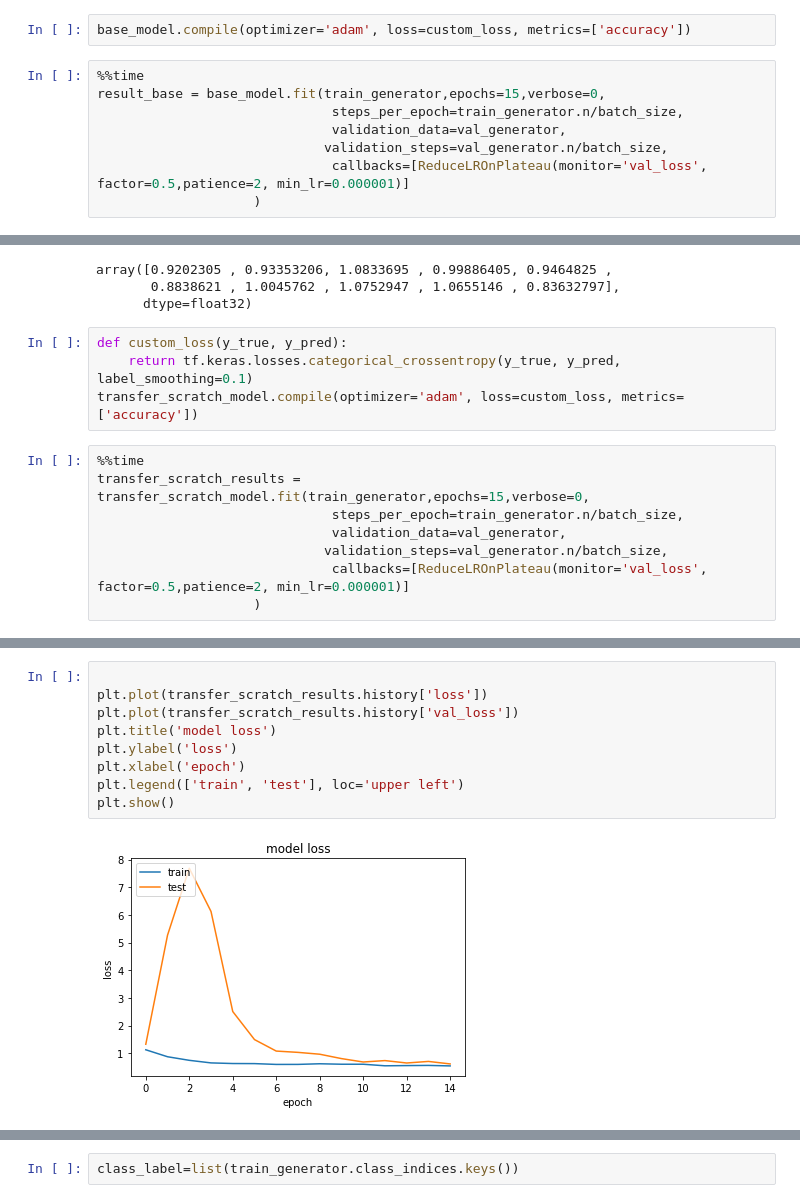
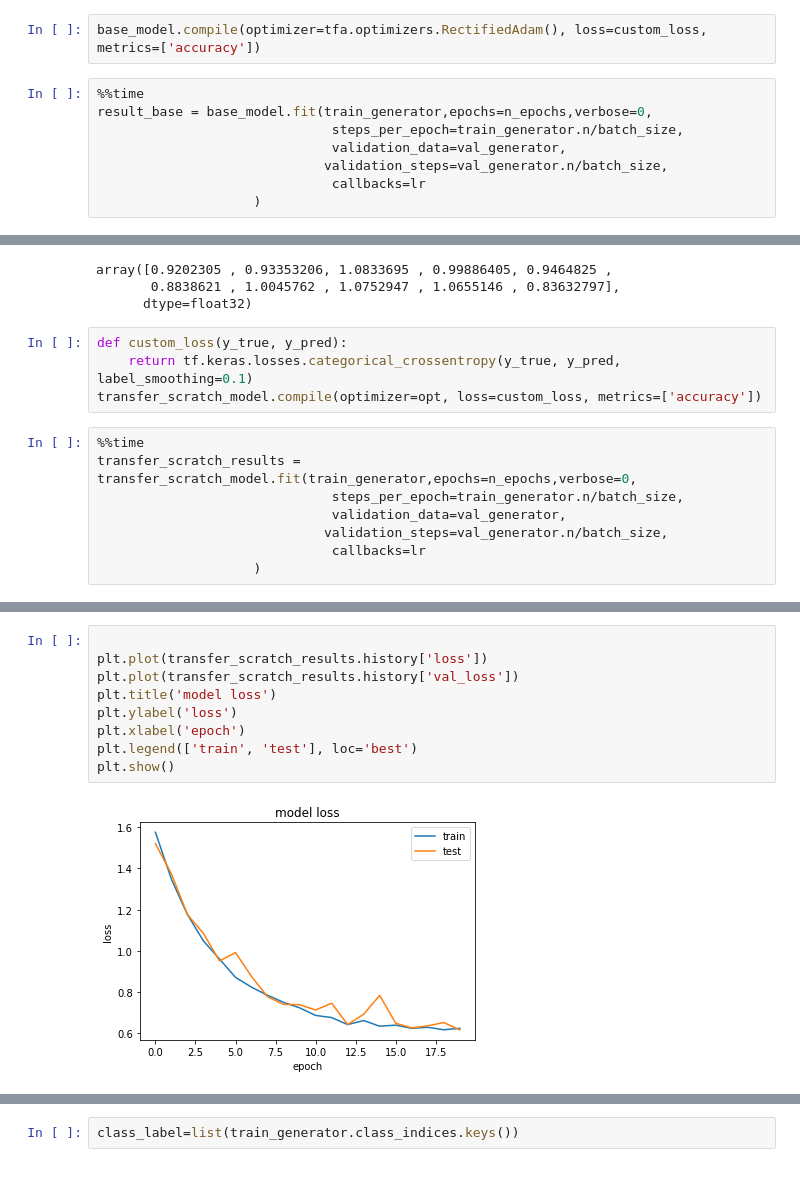
Before and after one commit to talhaanwarch/Plant-Leaf-Disease-Classification, a Jupyter notebook: model_comparison_densenet121.ipynb, the cells around one changed output, grey strips where cells are left out. Drawn from its saved outputs; the diff is of its cells as text.

```diff
--- a/model_comparison_densenet121.ipynb
+++ b/model_comparison_densenet121.ipynb
@@ -166,13 +176,13 @@ base_model = Model(inputs=base_model.input, outputs=predictions)
 def custom_loss(y_true, y_pred):
     return tf.keras.losses.categorical_crossentropy(y_true, y_pred, label_smoothing=0.1)
 # %%
-base_model.compile(optimizer='adam', loss=custom_loss, metrics=['accuracy'])
+base_model.compile(optimizer=tfa.optimizers.RectifiedAdam(), loss=custom_loss, metrics=['accuracy'])
 # %%
 %%time
-result_base = base_model.fit(train_generator,epochs=15,verbose=0,
+result_base = base_model.fit(train_generator,epochs=n_epochs,verbose=0,
                               steps_per_epoch=train_generator.n/batch_size,
                               validation_data=val_generator,
                              validation_steps=val_generator.n/batch_size,
-                              callbacks=[ReduceLROnPlateau(monitor='val_loss', factor=0.5,patience=2, min_lr=0.000001)]
+                              callbacks=lr
                     )
 # %% [output]
@@ -293,13 +301,13 @@ array([0.9202305 , 0.93353206, 1.0833695 , 0.99886405, 0.9464825 ,
 # %%
 def custom_loss(y_true, y_pred):
     return tf.keras.losses.categorical_crossentropy(y_true, y_pred, label_smoothing=0.1)
-transfer_scratch_model.compile(optimizer='adam', loss=custom_loss, metrics=['accuracy'])
+transfer_scratch_model.compile(optimizer=opt, loss=custom_loss, metrics=['accuracy'])
 # %%
 %%time
-transfer_scratch_results = transfer_scratch_model.fit(train_generator,epochs=15,verbose=0,
+transfer_scratch_results = transfer_scratch_model.fit(train_generator,epochs=n_epochs,verbose=0,
                               steps_per_epoch=train_generator.n/batch_size,
                               validation_data=val_generator,
                              validation_steps=val_generator.n/batch_size,
-                              callbacks=[ReduceLROnPlateau(monitor='val_loss', factor=0.5,patience=2, min_lr=0.000001)]
+                              callbacks=lr
                     )
 # %% [output]
@@ -319,14 +327,14 @@ plt.show()
 # %%
 
 plt.plot(transfer_scratch_results.history['loss'])
 plt.plot(transfer_scratch_results.history['val_loss'])
 plt.title('model loss')
 plt.ylabel('loss')
 plt.xlabel('epoch')
-plt.legend(['train', 'test'], loc='upper left')
+plt.legend(['train', 'test'], loc='best')
 plt.show()
 # %% [output]
-[figure, old version]
+[figure, new version]
 # %%
 val_generator.reset()
 y_pred=transfer_scratch_model.predict(val_generator,steps=val_generator.n/batch_size,verbose=1)
```
Also changed, not shown: parts of 40 cells of this notebook.
